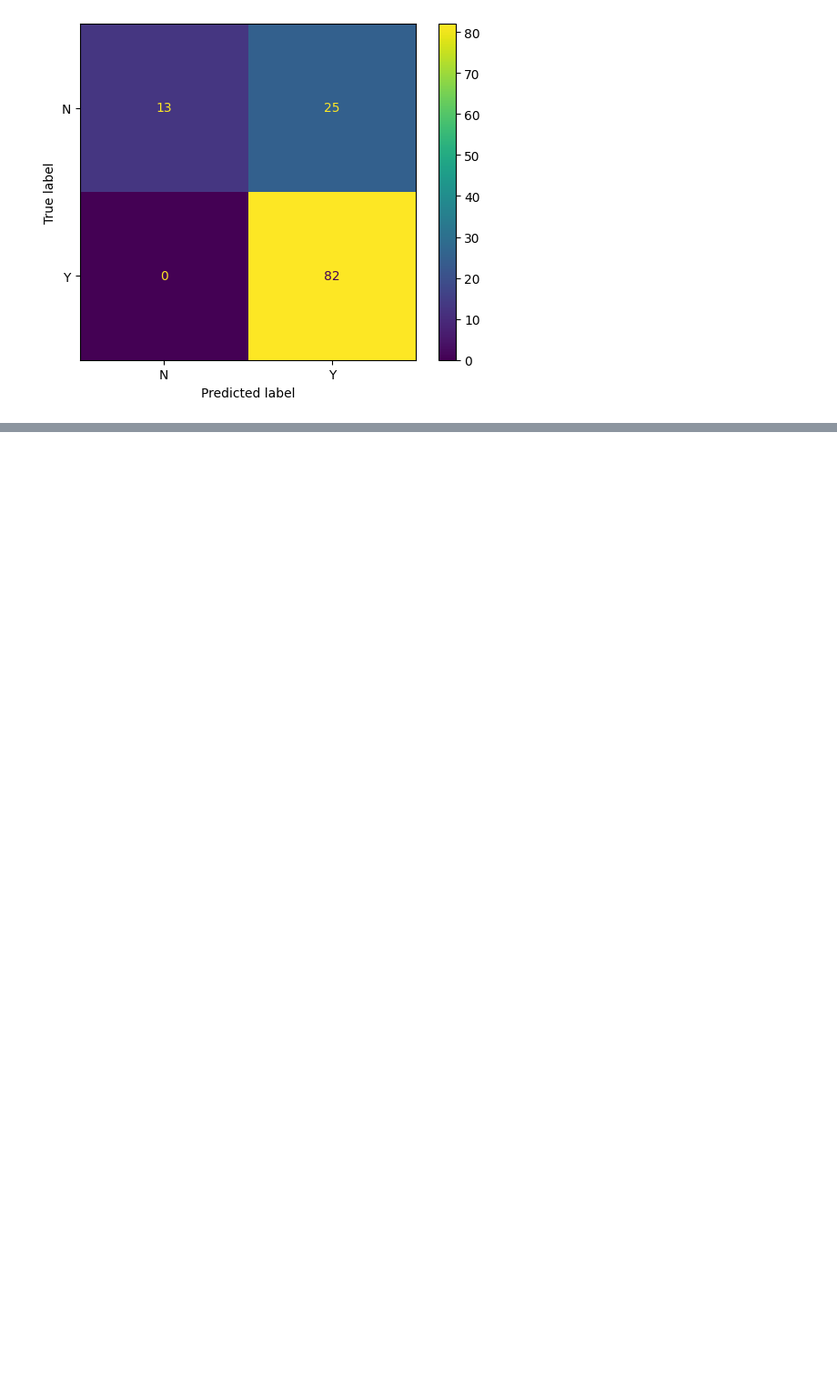
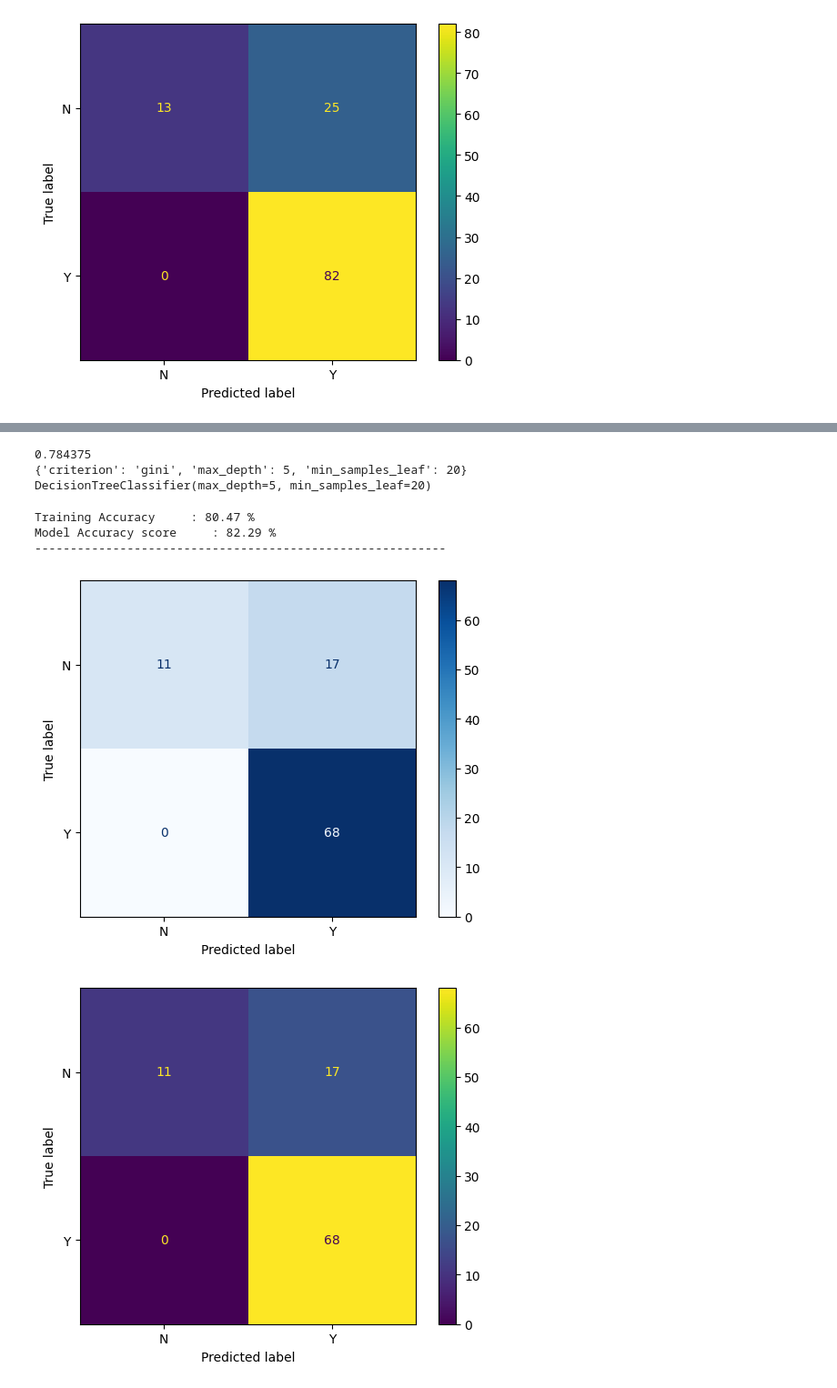
Before and after one commit to Poincare008/Projet_Final3, a Jupyter notebook: Projet_Final3.ipynb, the cells around one changed output, grey strips where cells are left out. Shown at 91% size. Cells and saved outputs as stored; diff of their text form; code cells hidden in the pictures; blank space fills up the shorter version.

```diff
--- a/Projet_Final3.ipynb
+++ b/Projet_Final3.ipynb
@@ -264,0 +317,14 @@ param = {'penalty': penalties, 'C' : C_vals}
+# %%
+params = {
+    'max_depth' : [5,10,20,25],
+    'min_samples_leaf' : [10,20,50,100,120],
+    'criterion' : ['gini','entropy']
+    }
+
+cv = StratifiedShuffleSplit(n_splits = 10, test_size = .25)
+
+grid_dec = GridSearchCV(estimator = DecisionTreeClassifier(),
+                        param_grid=params,
+                        cv=cv, n_jobs=-1,verbose=1,scoring = 'accuracy')
+
+grid_dec.fit(X_train_full,Y_train)
@@ -264,0 +340,33 @@ param = {'penalty': penalties, 'C' : C_vals}
+# %%
+print(grid_dec.best_score_)
+print(grid_dec.best_params_)
+print(grid_dec.best_estimator_)
+# %% [output]
+0.784375
+{'criterion': 'gini', 'max_depth': 5, 'min_samples_leaf': 20}
+DecisionTreeClassifier(max_depth=5, min_samples_leaf=20)
+# %%
+dec_grid = grid_dec.best_estimator_
+
+
+decision_train_grid = round(dec_grid.score(X_train_full,Y_train)*100,2)
+decision_accuracy_grid = round(dec_grid.score(X_test_full,Y_test)*100,2)
+
+
+print("Training Accuracy     :",decision_train_grid ,"%")
+print("Model Accuracy score     :",decision_accuracy_grid ,"%")
+
+print("\033[1m----------------------------------------------------------\033[0m")
+#confusion_matrix(logreg,X_test_full,Y_test);
+#plt.title('confusion_matrix');
+
+y_pred = dec_grid.predict(X_test_full)
+disp = ConfusionMatrixDisplay.from_predictions(Y_test, y_pred, cmap="Blues")
+disp.plot()
+plt.show()
+# %% [output]
+Training Accuracy     : 80.47 %
+Model Accuracy score     : 82.29 %
+----------------------------------------------------------
+[figure, added]
+[figure, added]
```
Also changed, not shown: parts of 19 cells of this notebook.
